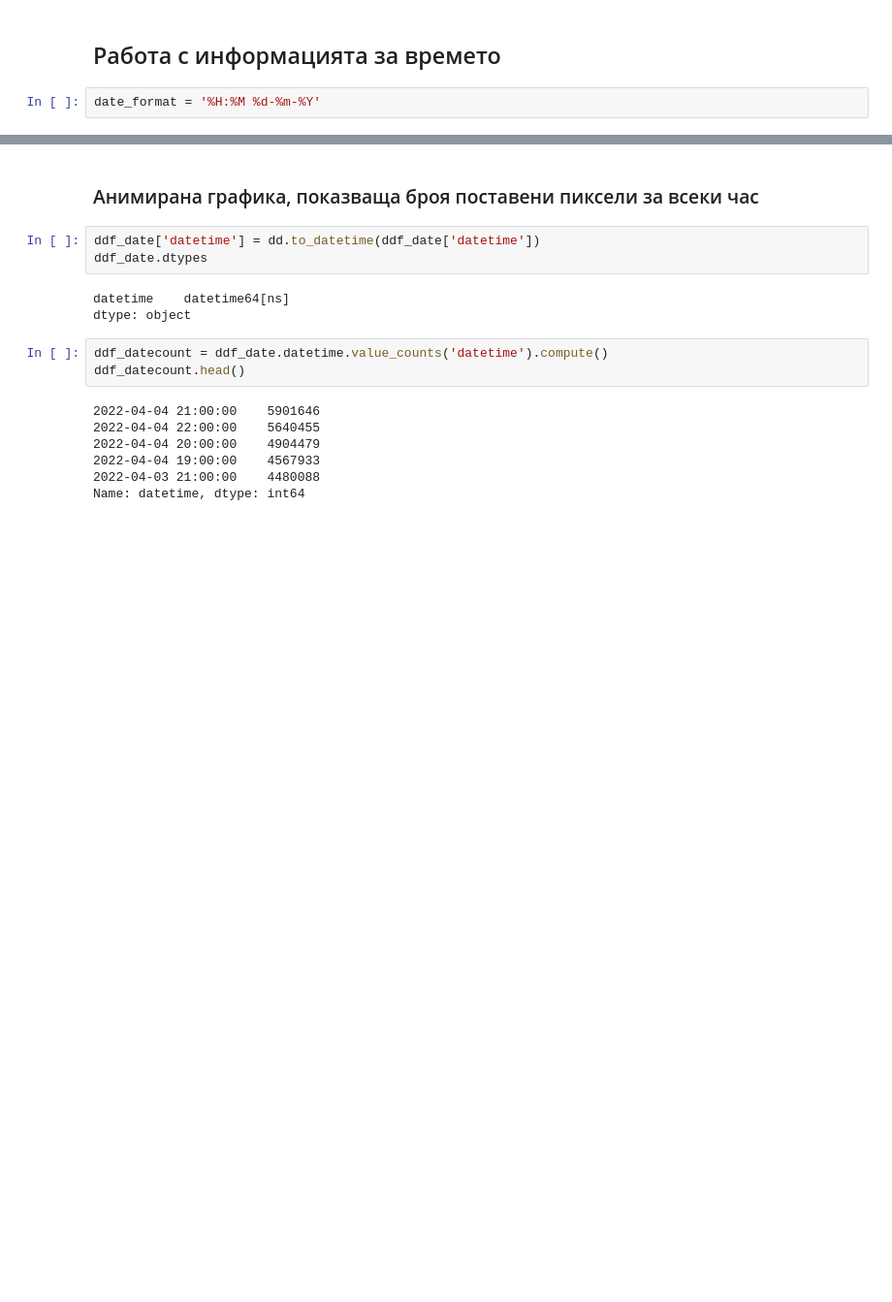
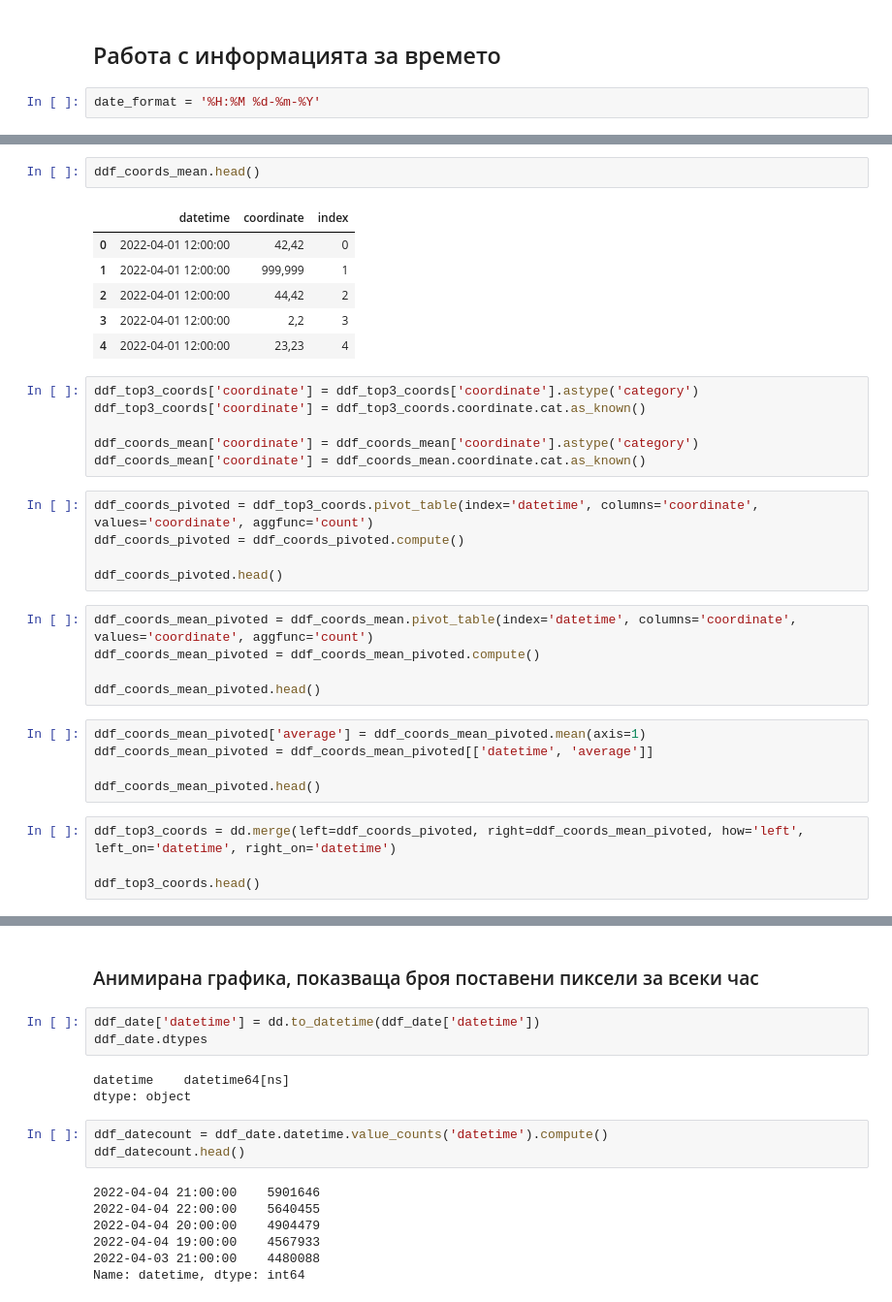
Before and after one commit to Denis-Iv/Analyzing-Social-Experiment, a Jupyter notebook: visualize_data.ipynb, the cells around one changed output, grey strips where cells are left out. Shown: that part at 97% size. Saved outputs shown, nothing was run; the diff lists cells and outputs as text; blank space fills up the shorter version.

```diff
--- a/visualize_data.ipynb
+++ b/visualize_data.ipynb
@@ -316,0 +308,34 @@ date_format = '%H:%M %d-%m-%Y'
+# %%
+ddf_coords_mean.head()
+# %% [output]
+|  | datetime | coordinate | index |
+| 0 | 2022-04-01 12:00:00 | 42,42 | 0 |
+| 1 | 2022-04-01 12:00:00 | 999,999 | 1 |
+| 2 | 2022-04-01 12:00:00 | 44,42 | 2 |
+| 3 | 2022-04-01 12:00:00 | 2,2 | 3 |
+| 4 | 2022-04-01 12:00:00 | 23,23 | 4 |
+# %%
+ddf_top3_coords['coordinate'] = ddf_top3_coords['coordinate'].astype('category')
+ddf_top3_coords['coordinate'] = ddf_top3_coords.coordinate.cat.as_known()
+
+ddf_coords_mean['coordinate'] = ddf_coords_mean['coordinate'].astype('category')
+ddf_coords_mean['coordinate'] = ddf_coords_mean.coordinate.cat.as_known()
+# %%
+ddf_coords_pivoted = ddf_top3_coords.pivot_table(index='datetime', columns='coordinate', values='coordinate', aggfunc='count')
+ddf_coords_pivoted = ddf_coords_pivoted.compute()
+
+ddf_coords_pivoted.head()
+# %%
+ddf_coords_mean_pivoted = ddf_coords_mean.pivot_table(index='datetime', columns='coordinate', values='coordinate', aggfunc='count')
+ddf_coords_mean_pivoted = ddf_coords_mean_pivoted.compute()
+
+ddf_coords_mean_pivoted.head()
+# %%
+ddf_coords_mean_pivoted['average'] = ddf_coords_mean_pivoted.mean(axis=1)
+ddf_coords_mean_pivoted = ddf_coords_mean_pivoted[['datetime', 'average']]
+
+ddf_coords_mean_pivoted.head()
+# %%
+ddf_top3_coords = dd.merge(left=ddf_coords_pivoted, right=ddf_coords_mean_pivoted, how='left', left_on='datetime', right_on='datetime')
+
+ddf_top3_coords.head()
```
Also changed, not shown: parts of 13 cells of this notebook.
